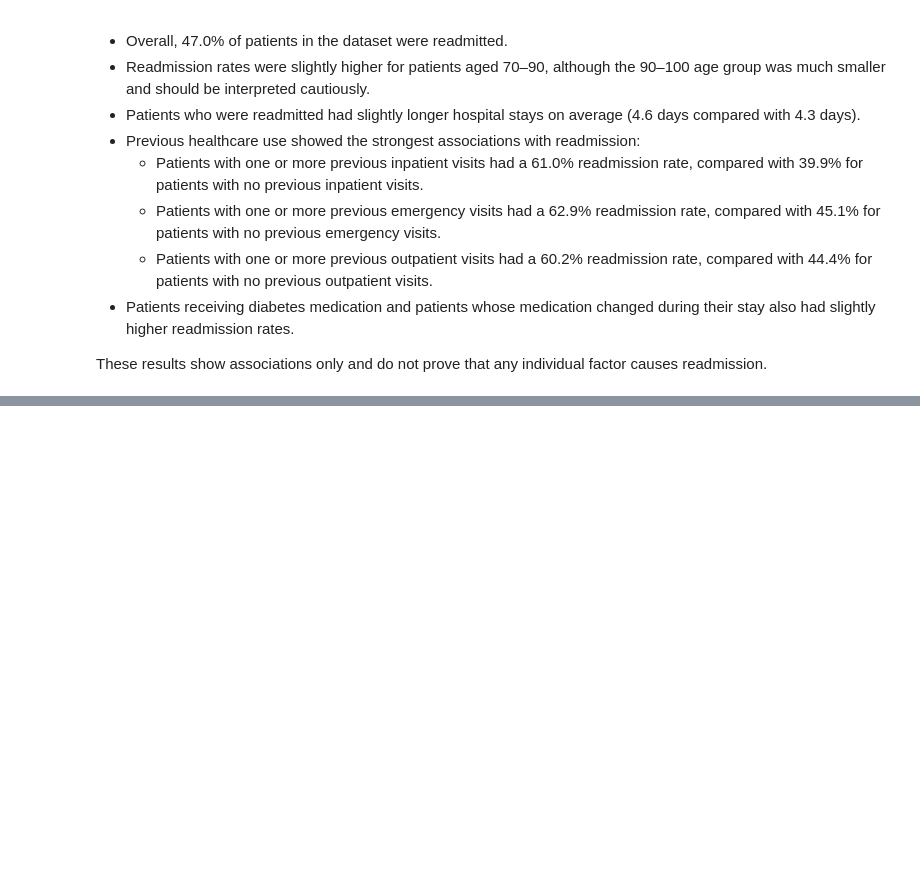
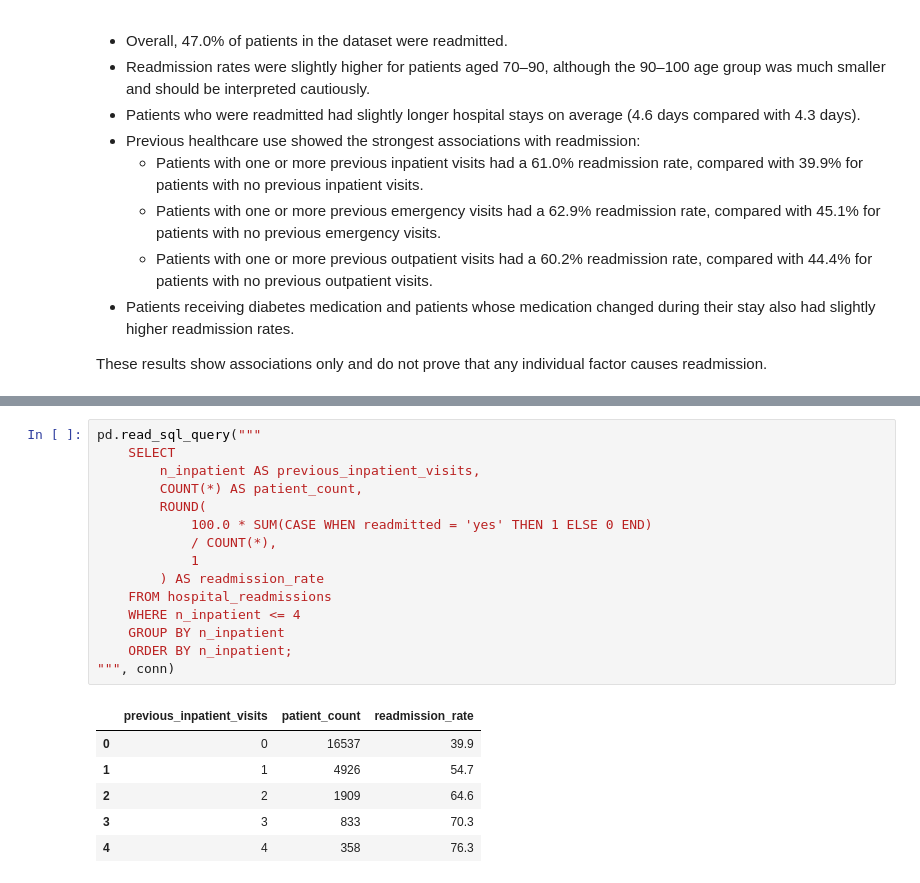
Before and after one commit to shaunagbaje/projects, a Jupyter notebook: hospital_readmission_analysis.ipynb, the cells around one changed output, grey strips where cells are left out. Saved outputs shown, nothing was run; the diff lists cells and outputs as text; blank space fills up the shorter version.

```diff
--- a/hospital_readmission_analysis.ipynb
+++ b/hospital_readmission_analysis.ipynb
@@ -536,0 +620,22 @@ These results show associations only and do not prove that any individual factor
+# %%
+pd.read_sql_query("""
+    SELECT
+        n_inpatient AS previous_inpatient_visits,
+        COUNT(*) AS patient_count,
+        ROUND(
+            100.0 * SUM(CASE WHEN readmitted = 'yes' THEN 1 ELSE 0 END)
+            / COUNT(*),
+            1
+        ) AS readmission_rate
+    FROM hospital_readmissions
+    WHERE n_inpatient <= 4
+    GROUP BY n_inpatient
+    ORDER BY n_inpatient;
+""", conn)
+# %% [output]
+|  | previous_inpatient_visits | patient_count | readmission_rate |
+| 0 | 0 | 16537 | 39.9 |
+| 1 | 1 | 4926 | 54.7 |
+| 2 | 2 | 1909 | 64.6 |
+| 3 | 3 | 833 | 70.3 |
+| 4 | 4 | 358 | 76.3 |
```
Also changed, not shown: parts of 6 cells of this notebook.
